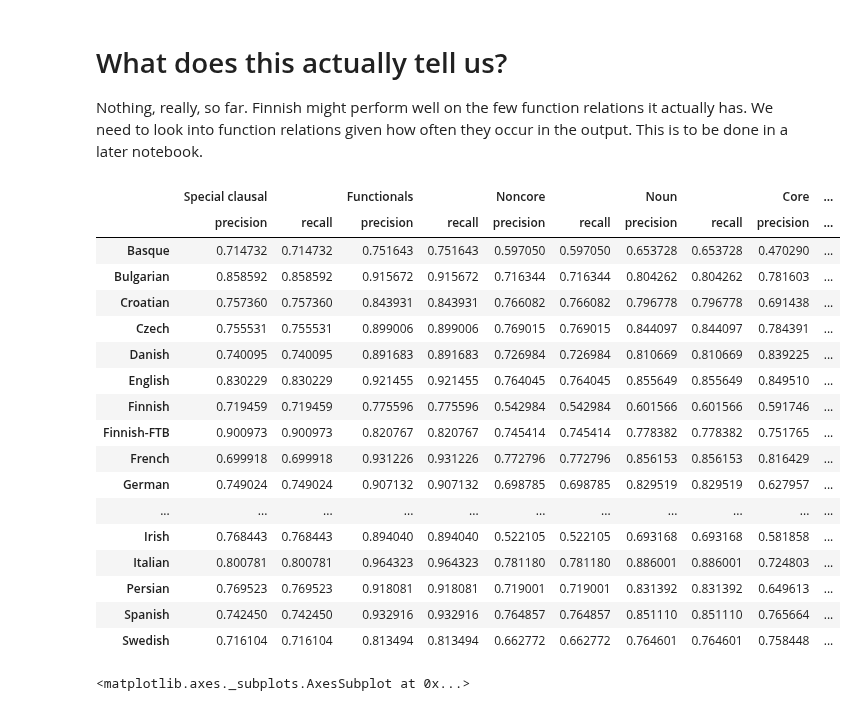
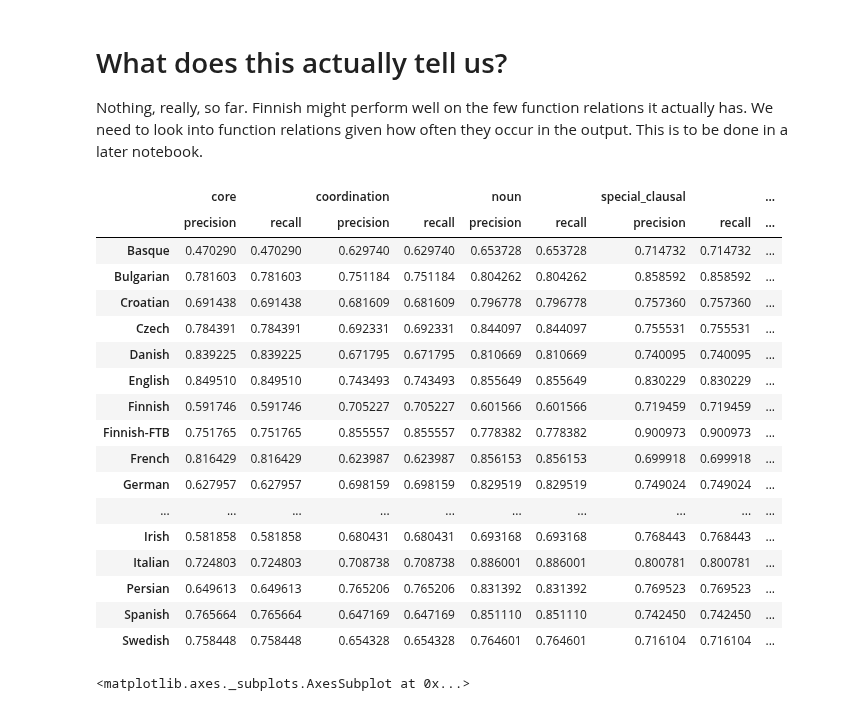
Before and after one commit to jimmycallin/udeval, a Jupyter notebook: notebooks/5. Analysis of parser results (Maltparser, default settings).ipynb, the cells around one changed output. Drawn from its saved outputs; the diff is of its cells as text; code cells hidden in the pictures.

```diff
--- a/notebooks/5. Analysis of parser results (Maltparser, default settings).ipynb
+++ b/notebooks/5. Analysis of parser results (Maltparser, default settings).ipynb
@@ -186,40 +186,47 @@ content_function_precisions.sort_values('Function').plot(kind='bar', fontsize=16
 Nothing, really, so far. Finnish might perform well on the few function relations it actually has. We need to look into function relations given how often they occur in the output. This is to be done in a later notebook.
 # %%
 core_dependent_result = precision_recall_filter_labels(dependency_classes.core_dependents)
-noncore_dependents_result = precision_recall_filter_labels(dependency_classes.noncore_dependents)
-noun_dependents_result = precision_recall_filter_labels(dependency_classes.noun_dependents)
-coordination_dependents_result = precision_recall_filter_labels(dependency_classes.coordination_dependents)
-special_clausal_dependents_result = precision_recall_filter_labels(dependency_classes.special_clausal_dependents)
-other_functional_dependents_result = precision_recall_filter_labels(dependency_classes.other_functional_dependents)
+noncore_dependent_result = precision_recall_filter_labels(dependency_classes.noncore_dependents)
+coordination_dependent_result = precision_recall_filter_labels(dependency_classes.coordination_dependents)
+special_clausal_dependent_result = precision_recall_filter_labels(dependency_classes.special_clausal_dependents)
+noun_dependent_result = precision_recall_filter_labels(dependency_classes.noun_dependents)
+other_dependent_result = precision_recall_filter_labels(dependency_classes.other_dependents)
+compound_and_unanalyzed_dependent_result = precision_recall_filter_labels(dependency_classes.compound_and_unanalyzed_dependents)
+case_marking_dependent_result = precision_recall_filter_labels(dependency_classes.case_marking_dependents)
+loose_joining_dependent_result = precision_recall_filter_labels(dependency_classes.loose_joining_dependents)
 
-ud_result_dict = {'Core': core_dependent_result,
-                  'Noncore': noncore_dependents_result,
-                  'Noun': noun_dependents_result,
-                  'Coordination': coordination_dependents_result,
-                  'Special clausal': special_clausal_dependents_result,
-                  'Functionals': other_functional_dependents_result}
+ud_result_dict = {'core': core_dependent_result,
+                  'noncore': noncore_dependent_result,
+                  'coordination': coordination_dependent_result,
+                  'special_clausal': special_clausal_dependent_result,
+                  'noun': noun_dependent_result,
+                  'other': other_dependent_result,
+                  'compound_and_unanalyzed': compound_and_unanalyzed_dependent_result,
+                  'case_marking': case_marking_dependent_result,
+                  'loose_joining': loose_joining_dependent_result}
 
 ud_class_result = pd.concat(ud_result_dict.values(), keys=ud_result_dict.keys(), axis=1)
+ud_class_result.to_csv('../data/' + file_prefix + '.ud_classes.las.csv')
 ud_class_result
 # %% [output]
-|  | Special clausal |  | Functionals |  | Noncore |  | Noun |  | Core | ... |
-|  | precision | recall | precision | recall | precision | recall | precision | recall | precision | ... |
-| Basque | 0.714732 | 0.714732 | 0.751643 | 0.751643 | 0.597050 | 0.597050 | 0.653728 | 0.653728 | 0.470290 | ... |
-| Bulgarian | 0.858592 | 0.858592 | 0.915672 | 0.915672 | 0.716344 | 0.716344 | 0.804262 | 0.804262 | 0.781603 | ... |
-| Croatian | 0.757360 | 0.757360 | 0.843931 | 0.843931 | 0.766082 | 0.766082 | 0.796778 | 0.796778 | 0.691438 | ... |
-| Czech | 0.755531 | 0.755531 | 0.899006 | 0.899006 | 0.769015 | 0.769015 | 0.844097 | 0.844097 | 0.784391 | ... |
-| Danish | 0.740095 | 0.740095 | 0.891683 | 0.891683 | 0.726984 | 0.726984 | 0.810669 | 0.810669 | 0.839225 | ... |
-| English | 0.830229 | 0.830229 | 0.921455 | 0.921455 | 0.764045 | 0.764045 | 0.855649 | 0.855649 | 0.849510 | ... |
-| Finnish | 0.719459 | 0.719459 | 0.775596 | 0.775596 | 0.542984 | 0.542984 | 0.601566 | 0.601566 | 0.591746 | ... |
-| Finnish-FTB | 0.900973 | 0.900973 | 0.820767 | 0.820767 | 0.745414 | 0.745414 | 0.778382 | 0.778382 | 0.751765 | ... |
-| French | 0.699918 | 0.699918 | 0.931226 | 0.931226 | 0.772796 | 0.772796 | 0.856153 | 0.856153 | 0.816429 | ... |
-| German | 0.749024 | 0.749024 | 0.907132 | 0.907132 | 0.698785 | 0.698785 | 0.829519 | 0.829519 | 0.627957 | ... |
-| ... | ... | ... | ... | ... | ... | ... | ... | ... | ... | ... |
-| Irish | 0.768443 | 0.768443 | 0.894040 | 0.894040 | 0.522105 | 0.522105 | 0.693168 | 0.693168 | 0.581858 | ... |
-| Italian | 0.800781 | 0.800781 | 0.964323 | 0.964323 | 0.781180 | 0.781180 | 0.886001 | 0.886001 | 0.724803 | ... |
-| Persian | 0.769523 | 0.769523 | 0.918081 | 0.918081 | 0.719001 | 0.719001 | 0.831392 | 0.831392 | 0.649613 | ... |
-| Spanish | 0.742450 | 0.742450 | 0.932916 | 0.932916 | 0.764857 | 0.764857 | 0.851110 | 0.851110 | 0.765664 | ... |
-| Swedish | 0.716104 | 0.716104 | 0.813494 | 0.813494 | 0.662772 | 0.662772 | 0.764601 | 0.764601 | 0.758448 | ... |
+|  | core |  | coordination |  | noun |  | special_clausal |  | ... |
+|  | precision | recall | precision | recall | precision | recall | precision | recall | ... |
+| Basque | 0.470290 | 0.470290 | 0.629740 | 0.629740 | 0.653728 | 0.653728 | 0.714732 | 0.714732 | ... |
+| Bulgarian | 0.781603 | 0.781603 | 0.751184 | 0.751184 | 0.804262 | 0.804262 | 0.858592 | 0.858592 | ... |
+| Croatian | 0.691438 | 0.691438 | 0.681609 | 0.681609 | 0.796778 | 0.796778 | 0.757360 | 0.757360 | ... |
+| Czech | 0.784391 | 0.784391 | 0.692331 | 0.692331 | 0.844097 | 0.844097 | 0.755531 | 0.755531 | ... |
+| Danish | 0.839225 | 0.839225 | 0.671795 | 0.671795 | 0.810669 | 0.810669 | 0.740095 | 0.740095 | ... |
+| English | 0.849510 | 0.849510 | 0.743493 | 0.743493 | 0.855649 | 0.855649 | 0.830229 | 0.830229 | ... |
+| Finnish | 0.591746 | 0.591746 | 0.705227 | 0.705227 | 0.601566 | 0.601566 | 0.719459 | 0.719459 | ... |
+| Finnish-FTB | 0.751765 | 0.751765 | 0.855557 | 0.855557 | 0.778382 | 0.778382 | 0.900973 | 0.900973 | ... |
+| French | 0.816429 | 0.816429 | 0.623987 | 0.623987 | 0.856153 | 0.856153 | 0.699918 | 0.699918 | ... |
+| German | 0.627957 | 0.627957 | 0.698159 | 0.698159 | 0.829519 | 0.829519 | 0.749024 | 0.749024 | ... |
+| ... | ... | ... | ... | ... | ... | ... | ... | ... | ... |
+| Irish | 0.581858 | 0.581858 | 0.680431 | 0.680431 | 0.693168 | 0.693168 | 0.768443 | 0.768443 | ... |
+| Italian | 0.724803 | 0.724803 | 0.708738 | 0.708738 | 0.886001 | 0.886001 | 0.800781 | 0.800781 | ... |
+| Persian | 0.649613 | 0.649613 | 0.765206 | 0.765206 | 0.831392 | 0.831392 | 0.769523 | 0.769523 | ... |
+| Spanish | 0.765664 | 0.765664 | 0.647169 | 0.647169 | 0.851110 | 0.851110 | 0.742450 | 0.742450 | ... |
+| Swedish | 0.758448 | 0.758448 | 0.654328 | 0.654328 | 0.764601 | 0.764601 | 0.716104 | 0.716104 | ... |
 # %%
 relative_ud_class_result = ud_class_result.subtract(all_labels_results, level=1).xs('precision', level=1, axis=1)
 relative_ud_class_result.sort_values('Core').plot(kind='bar', fontsize=16)
```
Also changed, not shown: 1 other file.
